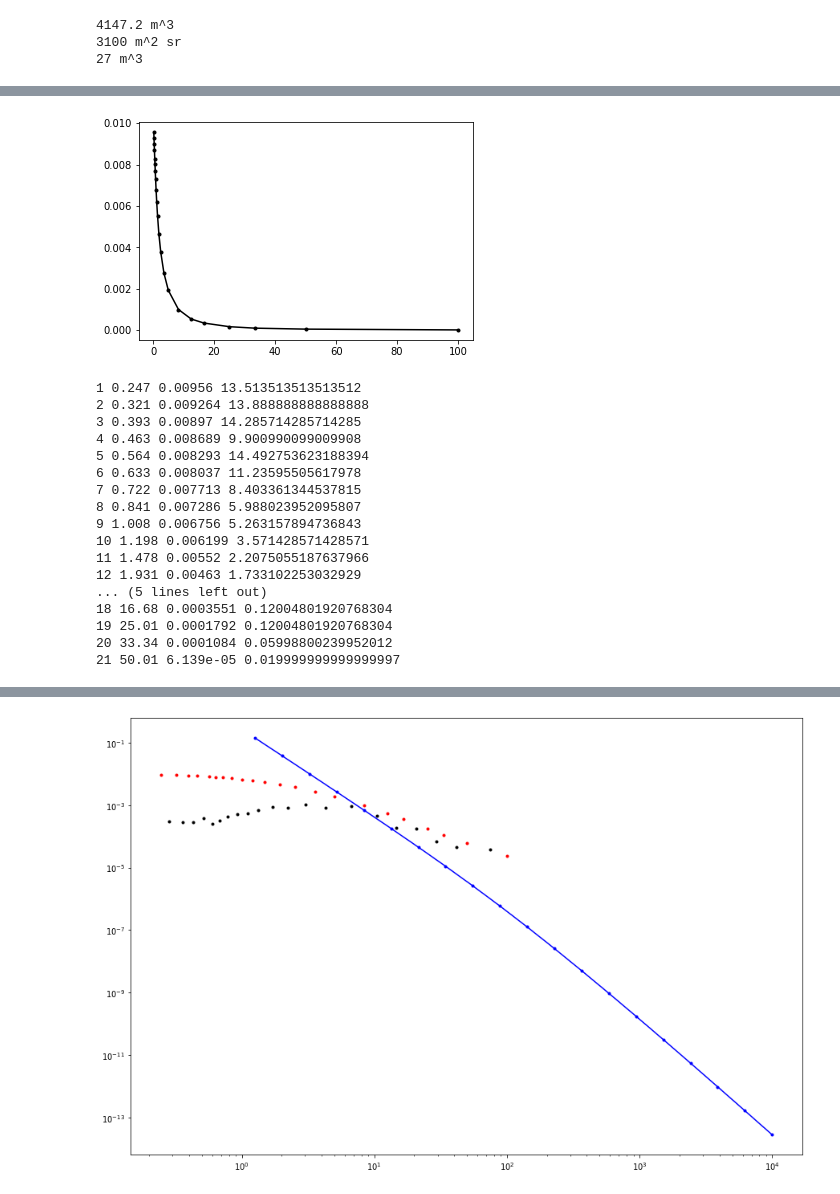
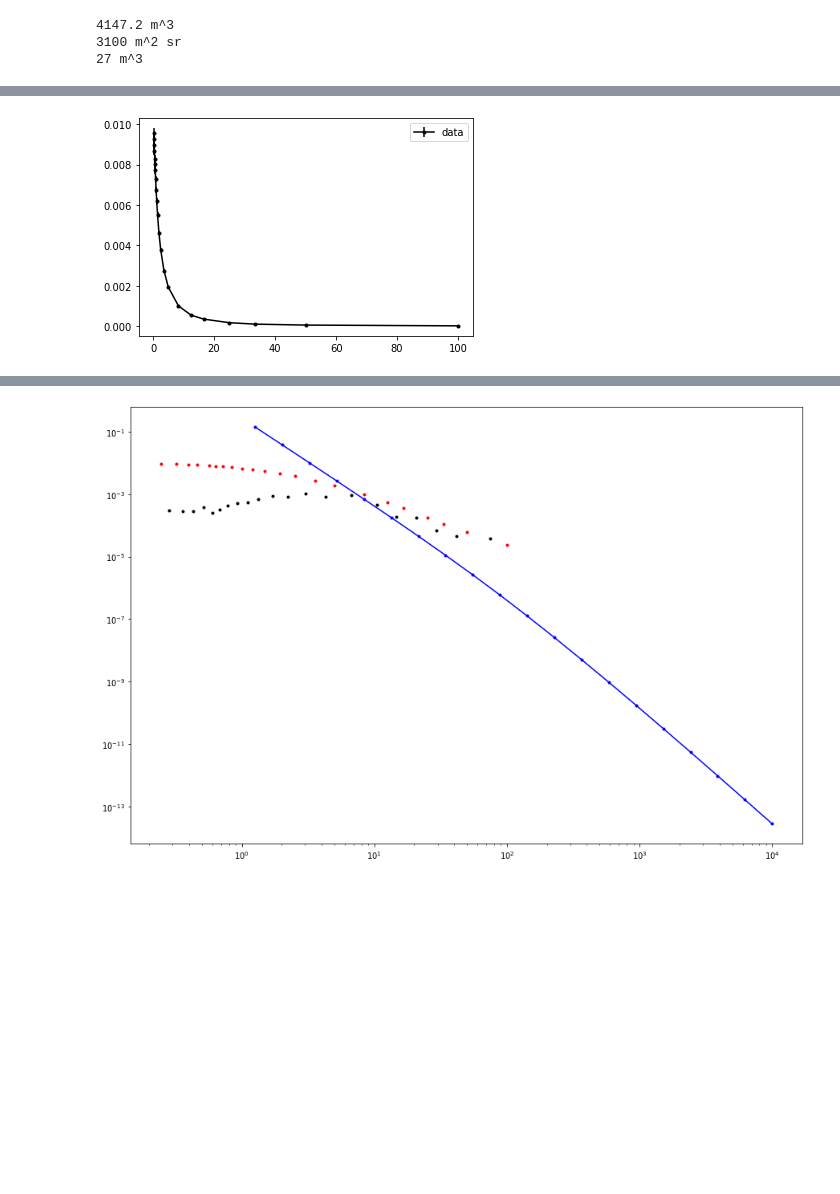
Before and after one commit to gmazzitelli/cygno_cloud, a Jupyter notebook: sim/ratemu_lngs.ipynb, the cells around one changed output, grey strips where cells are left out. Cells and saved outputs as stored; diff of their text form; code cells hidden in the pictures; blank space fills up the shorter version.

```diff
--- a/sim/ratemu_lngs.ipynb
+++ b/sim/ratemu_lngs.ipynb
@@ -14,52 +16,20 @@ print (volume_cupid,"m^3")
 # %%
+import numpy as np
+import matplotlib.pyplot as plt
+import time
 #
 # pag 236 Grainder muon integral intensity at 600 m above see level cm-2 s-1 sr-1
 #
 x = np.array([0.247, 0.321, 0.393, 0.463, 0.564, 0.633, 0.722, 0.841,
           1.008, 1.198, 1.478, 1.931, 2.508, 3.579, 5.008, 8.341,
           12.51, 16.68, 25.01, 33.34, 50.01, 100.01])
 F = np.array([9.56e-3, 9.264e-3, 8.970e-3, 8.689e-3, 8.293e-3, 8.037e-3, 7.713e-3,
         7.286e-3, 6.756e-3, 6.199e-3, 5.520e-3, 4.630e-3, 3.793e-3, 2.760e-3, 1.934e-3,
         1.008e-3, 5.487e-4, 3.551e-4, 1.792e-4, 1.084e-4, 6.139e-5, 2.339e-5])
-# Emean =[]
-# Fdif = []
-# for i, f in enumerate(flux):
-#     if i > 0:
-#         Emean.append((energy[i]+energy0)/2)
-#         Fdif.append(Fdif0-f)
-#     energy0 = energy[i]
-#     Fdif0 = f
-
-plt.plot(x,F,'k.-')
-#plt.xscale('log')
-#plt.yscale('log')
+err = np.array([2.5,2.5,2.4,2.4,2.4,2.3,2.3,2.3,2.3,2.2,2.2,2.2,2.2,2.3,2.4,2.6,3.1,3.5,4.5,5.6,8.0,15.0])
+err = F*err/100
+plt.errorbar(x,F,yerr=err, fmt='k.-',label='data')
+plt.legend()
 plt.show()
-point = 100
-xp=[]
-
-for i in range(1,len(x)):
-    etot = np.random.random(point)
-    for j, e in enumerate(etot):
-        ci = (1/(x[i]-x[i-1]))
-        xy = x[i-1]+(e-F[i-1])/ci
-        xp.append(xy)
-    print(i, x[i-1], F[i-1], ci)
 # %% [output]
-[figure, old version]
+[figure, new version]
-1 0.247 0.00956 13.513513513513512
-2 0.321 0.009264 13.888888888888888
-3 0.393 0.00897 14.285714285714285
-4 0.463 0.008689 9.900990099009908
-5 0.564 0.008293 14.492753623188394
-6 0.633 0.008037 11.23595505617978
-7 0.722 0.007713 8.403361344537815
-8 0.841 0.007286 5.988023952095807
-9 1.008 0.006756 5.263157894736843
-10 1.198 0.006199 3.571428571428571
-11 1.478 0.00552 2.2075055187637966
-12 1.931 0.00463 1.733102253032929
-... (5 lines left out)
-18 16.68 0.0003551 0.12004801920768304
-19 25.01 0.0001792 0.12004801920768304
-20 33.34 0.0001084 0.05998800239952012
-21 50.01 6.139e-05 0.019999999999999997
```
Also changed, not shown: parts of 7 cells of this notebook, 1 other file.
